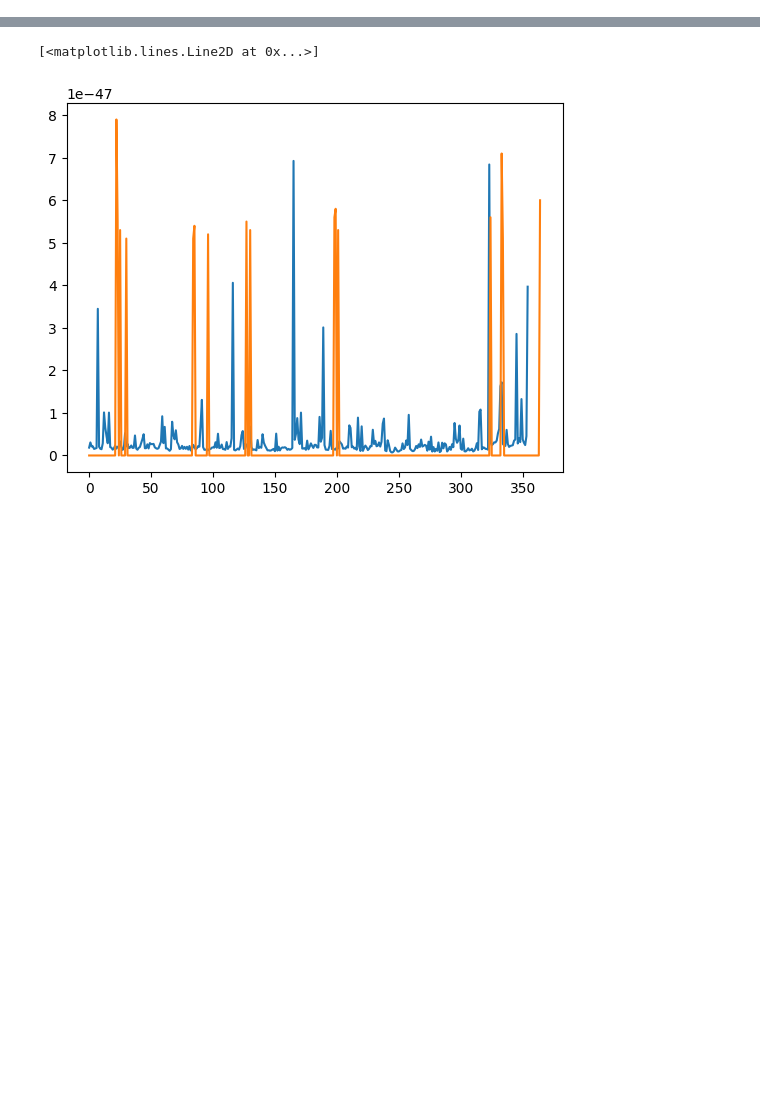
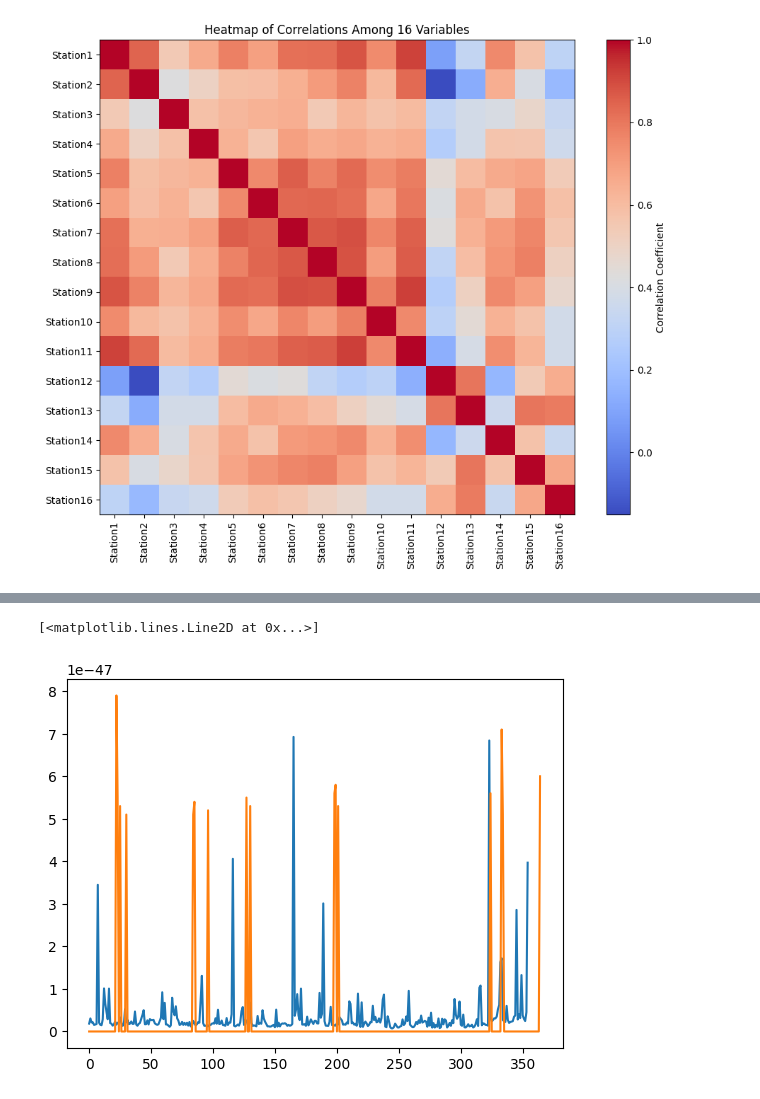
Before and after one commit to lhhhappy/Earthquake_predictor, a Jupyter notebook: reference_project/RSIT/RSIT.ipynb, the cells around one changed output, grey strips where cells are left out. Saved outputs shown, nothing was run; the diff lists cells and outputs as text; code cells hidden in the pictures; blank space fills up the shorter version.

```diff
--- a/reference_project/RSIT/RSIT.ipynb
+++ b/reference_project/RSIT/RSIT.ipynb
@@ -8,0 +13,15 @@ print(earthquake_data.shape)
+# %%
+# Calculate the correlation matrix
+correlation_matrix = np.corrcoef(GNSS_data.T)
+
+# Plot the heatmap
+plt.figure(figsize=(10, 8))
+plt.imshow(correlation_matrix, cmap='coolwarm', interpolation='nearest')
+plt.colorbar(label='Correlation Coefficient')
+plt.title('Heatmap of Correlations Among 16 Variables')
+plt.xticks(range(16), labels=[f'Station{i+1}' for i in range(16)], rotation=90)
+plt.yticks(range(16), labels=[f'Station{i+1}' for i in range(16)])
+plt.tight_layout()
+plt.show()
+# %% [output]
+[figure, added]
```
Also changed, not shown: parts of 10 cells of this notebook, 1 other file.
